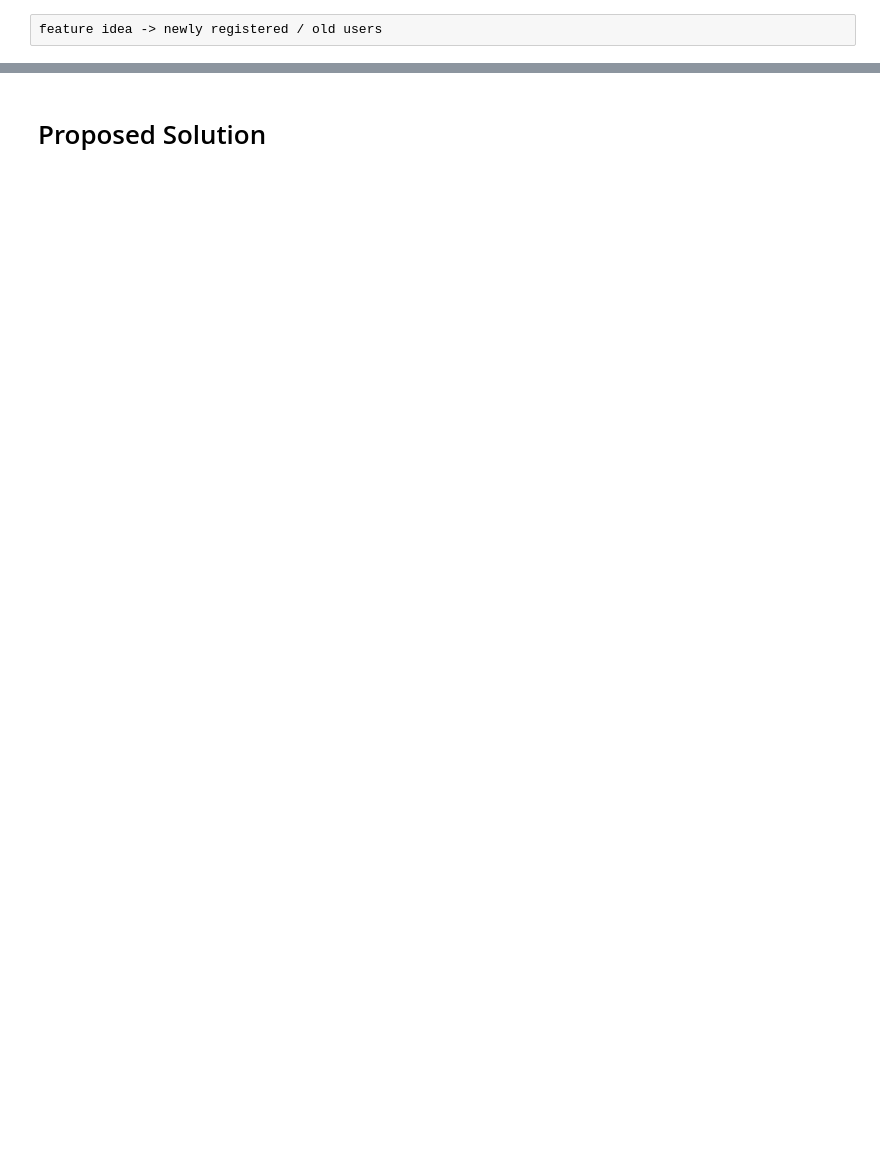
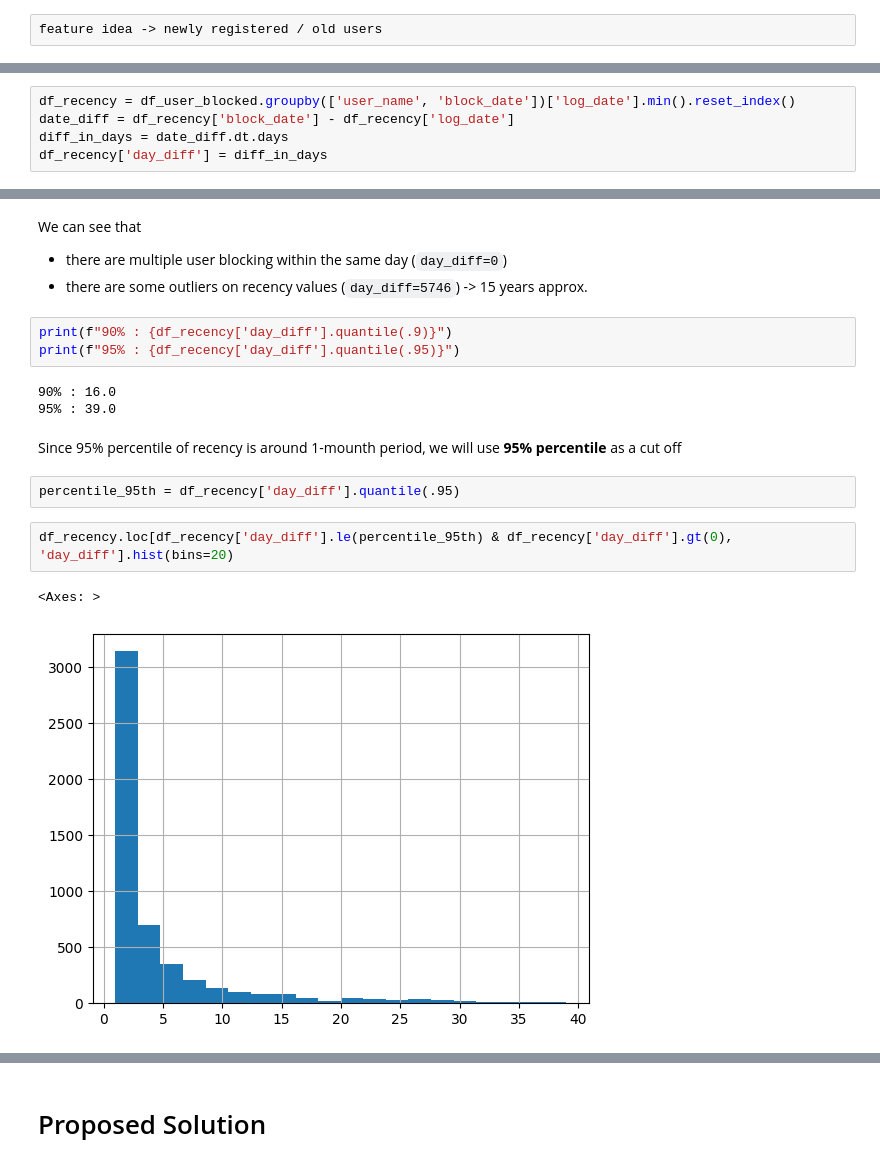
Before and after one commit to KunutBoon/wikimedia, a Jupyter notebook: notebooks/Exploratory Data Analysis.ipynb, the cells around one changed output, grey strips where cells are left out. Drawn from its saved outputs; the diff is of its cells as text; blank space fills up the shorter version.

```diff
--- a/notebooks/Exploratory Data Analysis.ipynb
+++ b/notebooks/Exploratory Data Analysis.ipynb
@@ -211,0 +231,5 @@ df_user_blocked
+# %%
+df_recency = df_user_blocked.groupby(['user_name', 'block_date'])['log_date'].min().reset_index()
+date_diff = df_recency['block_date'] - df_recency['log_date']
+diff_in_days = date_diff.dt.days
+df_recency['day_diff'] = diff_in_days
@@ -211,0 +248,19 @@ df_user_blocked
+# %% [markdown]
+We can see that
+- there are multiple user blocking within the same day (<code>day_diff=0</code>)
+- there are some outliers on recency values (<code>day_diff=5746</code>) -> 15 years approx.
+# %%
+print(f"90% : {df_recency['day_diff'].quantile(.9)}")
+print(f"95% : {df_recency['day_diff'].quantile(.95)}")
+# %% [output]
+90% : 16.0
+95% : 39.0
+# %% [markdown]
+Since 95% percentile of recency is around 1-mounth period, we will use <b>95% percentile</b> as a cut off
+# %%
+percentile_95th = df_recency['day_diff'].quantile(.95)
+# %%
+df_recency.loc[df_recency['day_diff'].le(percentile_95th) & df_recency['day_diff'].gt(0), 'day_diff'].hist(bins=20)
+# %% [output]
+<Axes: >
+[figure, added]
```
Also changed, not shown: parts of 15 cells of this notebook.
